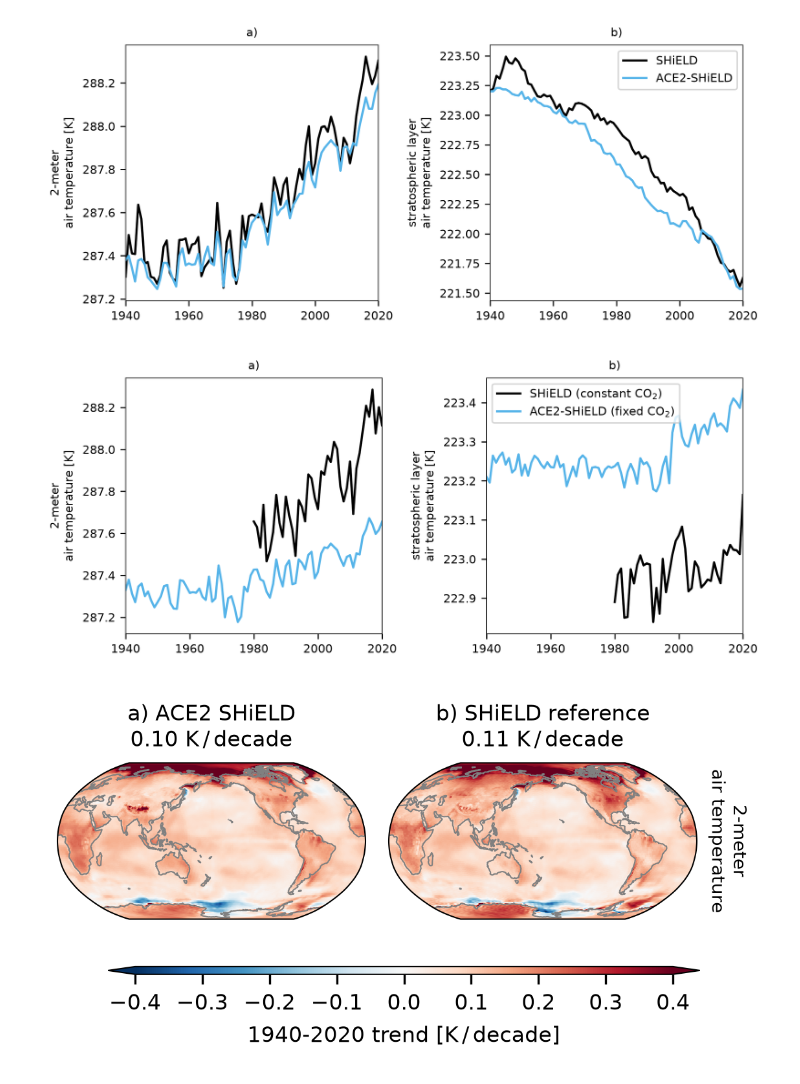
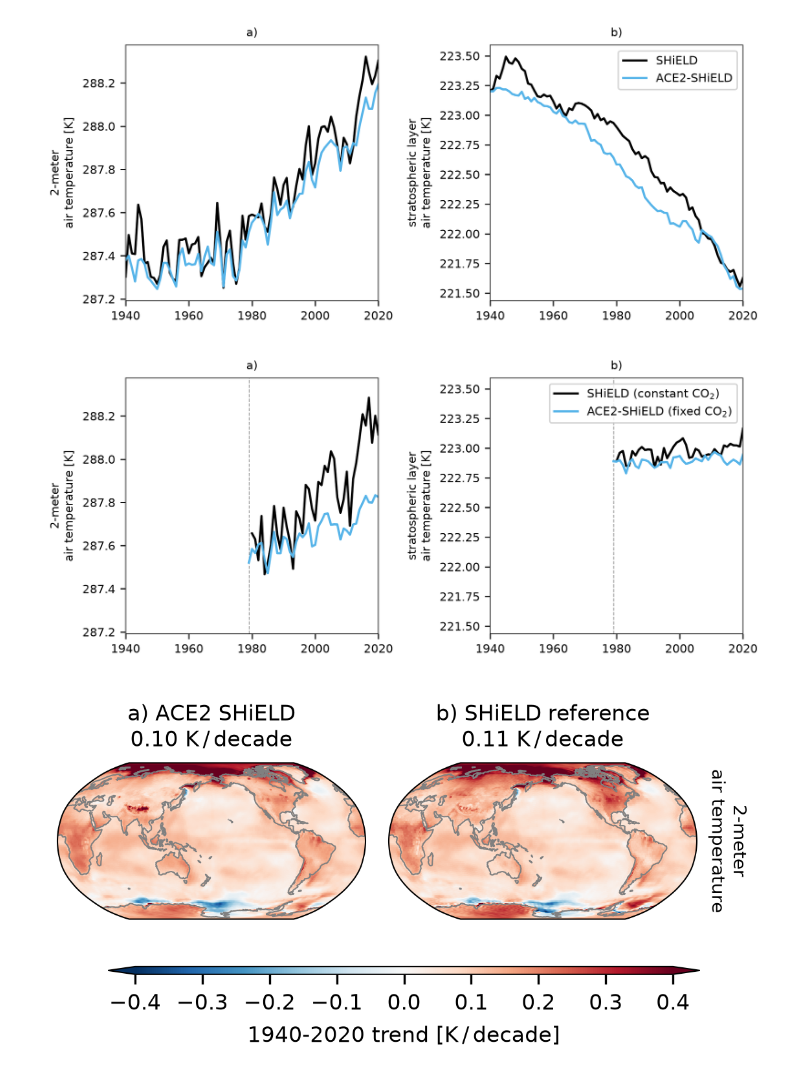
Before and after one commit to ai2cm/ace2-paper, a Jupyter notebook: notebooks/climate_skill_1deg_co2_sensitivity.ipynb, the cells around one changed output. Drawn from its saved outputs; the diff is of its cells as text; code cells hidden in the pictures.

```diff
--- a/notebooks/climate_skill_1deg_co2_sensitivity.ipynb
+++ b/notebooks/climate_skill_1deg_co2_sensitivity.ipynb
@@ -35,6 +36,7 @@ SHiELD_AMIP_CONSTANT_CO2_ZARRPATH = (
 # the constant-CO2 run spans 1978-10 to 2021-12; restrict to complete years lying within
 # the 1940-2020 period covered by the ACE2-SHiELD inferences
 CONSTANT_CO2_YEARS = slice(1980, 2020)
+SHiELD_CONSTANT_CO2_CACHE = 'shield_constant_co2_annual_means.nc'
 TIME_SUBSAMPLE = 48 # 6-hourly data -> every 12 days
 
 SHiELD_COLOR = 'black'
@@ -84,6 +86,9 @@ for group_name, group_runs in CO2_CASES.items():
         else:
             filename = 'monthly_mean_predictions.nc'
         ic_dataset = get_beaker_dataset_variables(ic_run, filename, DS_VARS)
+        # init_time differs between groups now that the fixed-CO2 runs start in 1979
+        # rather than 1940, and a conflicting scalar coord blocks the merge below
+        ic_dataset = ic_dataset.drop_vars('init_time', errors='ignore')
         ic_dataset = ic_dataset.squeeze().isel(time=slice(None, -3)).groupby('valid_time.year').mean()
         # need to rename T2m to TMP2m in some cases
         if 'T2m' in ic_dataset.data_vars:
@@ -177,30 +212,37 @@ def plot_co2_sensitivity_series(series_by_label, filename):
     savefig(fig, filename, transparent=False)
     return fig
 # %%
+# both figures share an x-axis, so compute y-limits spanning both before plotting either
+historical_co2_series = {
+    'SHiELD': (global_annual_ds.sel(group='SHiELD-reference').mean(dim='IC'), SHiELD_COLOR),
+    'ACE2-SHiELD': (global_annual_ds.sel(group='historical-CO2').mean(dim='IC'), ACE2_COLOR),
+}
+fixed_co2_series = {
+    r'SHiELD (constant CO$_2$)': (shield_constant_co2_annual, SHiELD_COLOR),
+    r'ACE2-SHiELD (fixed CO$_2$)': (global_annual_ds.sel(group='fixed-CO2').mean(dim='IC'), ACE2_COLOR),
+}
+CO2_SERIES_YLIMS = shared_ylims([historical_co2_series, fixed_co2_series])
+
 # ACE2-SHiELD with historical CO2 vs. the historical-CO2 SHiELD AMIP reference
 _ = plot_co2_sensitivity_series(
-    {
-        'SHiELD': (global_annual_ds.sel(group='SHiELD-reference').mean(dim='IC'), SHiELD_COLOR),
-        'ACE2-SHiELD': (global_annual_ds.sel(group='historical-CO2').mean(dim='IC'), ACE2_COLOR),
-    },
+    historical_co2_series,
     'climate_skill_1deg_temperature_co2_sensitivity_historical_co2.png',
+    ylims=CO2_SERIES_YLIMS,
 )
 # %% [output]
 [figure]
 # %%
-# ACE2-SHiELD run with CO2 held constant vs. the constant-CO2 SHiELD AMIP reference. The
-# SHiELD simulation only covers 1980-2020, while the ACE2-SHiELD inference covers 1940-2020.
-# Note the two hold CO2 at different levels: SHiELD at its 1979 value, ACE2-SHiELD at the
-# 1940 value it is initialized with, so compare trends rather than absolute offsets.
+# ACE2-SHiELD run with CO2 held constant vs. the constant-CO2 SHiELD AMIP reference. Both
+# hold CO2 at the same 336.6 ppm 1979 value and start in 1979, so the remaining differences
+# are the emulator's own. Both series cover 1980-2020 only.
 _ = plot_co2_sensitivity_series(
-    {
-        r'SHiELD (constant CO$_2$)': (shield_constant_co2_annual, SHiELD_COLOR),
-        r'ACE2-SHiELD (fixed CO$_2$)': (global_annual_ds.sel(group='fixed-CO2').mean(dim='IC'), ACE2_COLOR),
-    },
+    fixed_co2_series,
     'climate_skill_1deg_temperature_co2_sensitivity_fixed_co2.png',
+    ylims=CO2_SERIES_YLIMS,
+    vline_year=1979,  # both runs start here; the empty left of the panel is not data
 )
 # %% [output]
-[figure, old version]
+[figure, new version]
 # %%
 figsize = [1.27 * dim for dim in [3.0, 1.25]] # should be [3.0, 1.25], but need to scale up for unknown font size reasons
 
```
Also changed, not shown: parts of 4 cells of this notebook, 4 other files.
